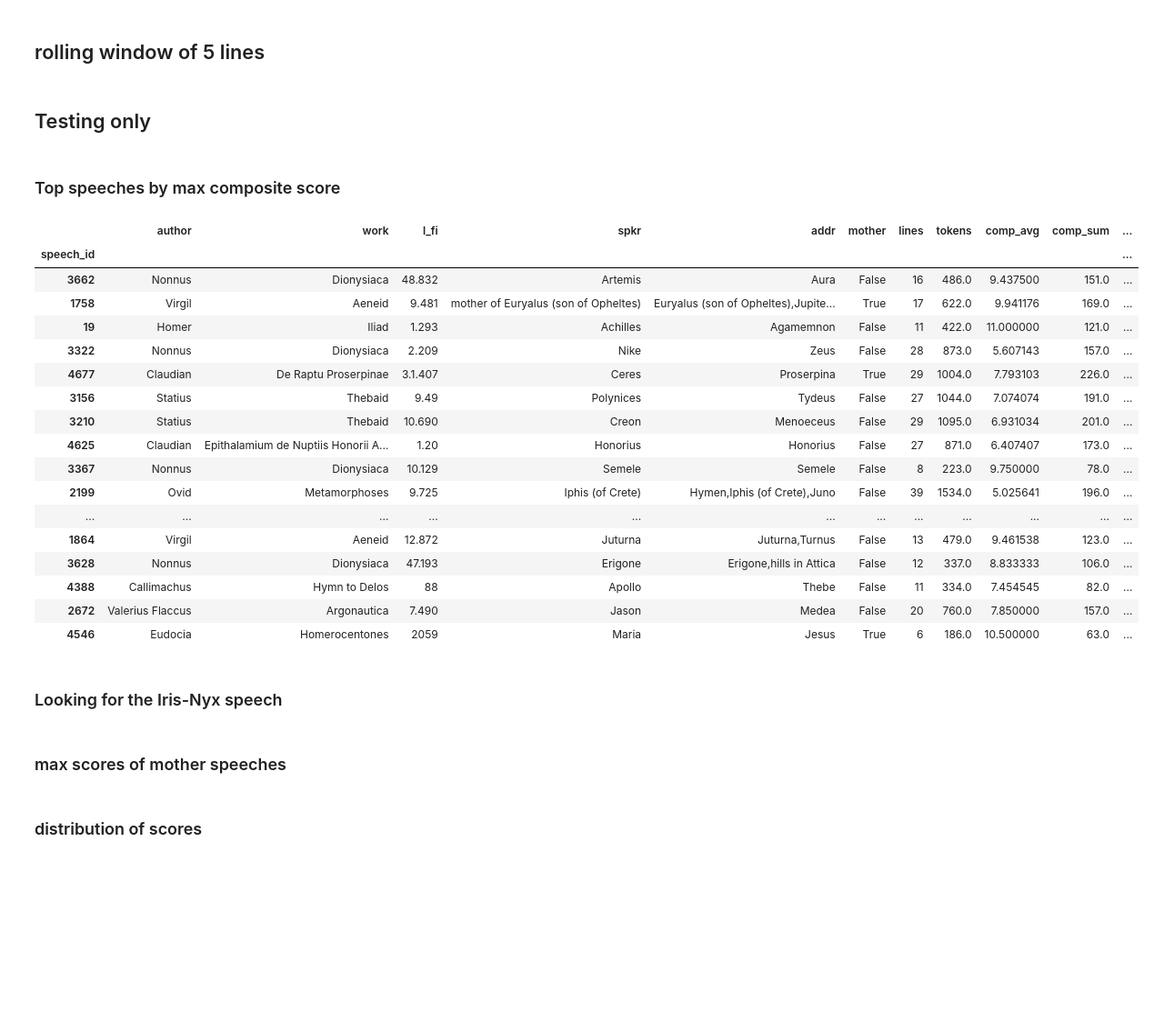
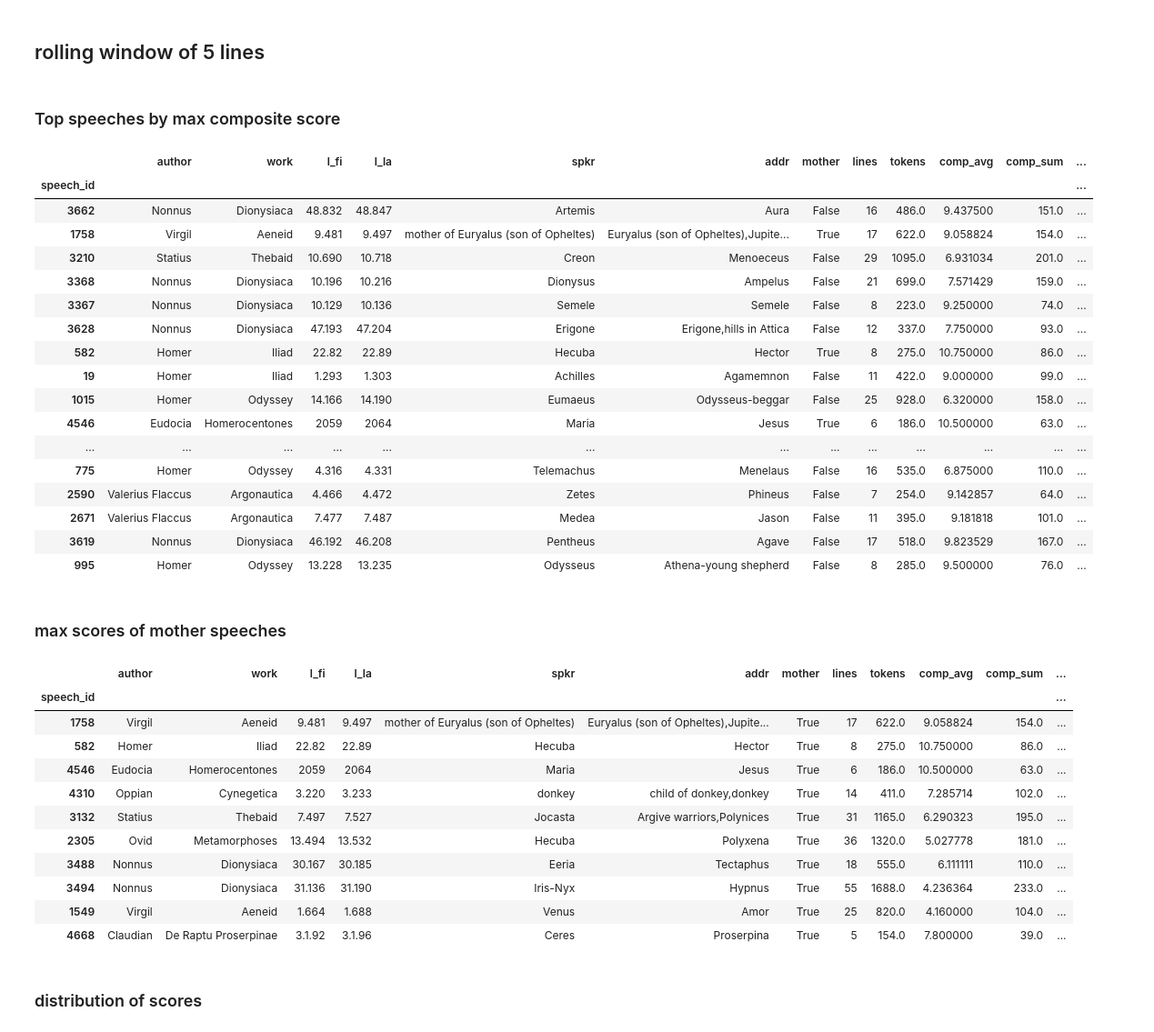
Before and after one commit to cwf2/dices-mta, a Jupyter notebook: Mother speech.ipynb, the cells around one changed output. Shown at 91% size. Cells and saved outputs as stored; diff of their text form; code cells hidden in the pictures; blank space fills up the shorter version.

Commit message:
mother analysis ready for Amsterdam group(?)

```diff
--- a/Mother speech.ipynb
+++ b/Mother speech.ipynb
@@ -14,5 +33,5 @@ from IPython.display import HTML
 # %%
-tokens_file = os.path.join('data', 'merged.csv')
+tokens_file = os.path.join(local_path, 'merged.csv')
 tokens = pd.read_csv(tokens_file, dtype=str)
 display(tokens)
 # %% [output]
@@ -32,7 +51,7 @@ display(tokens)
 # %% [markdown]
 ### List of mother-child pairs
 # %%
-mothers_file = os.path.join('data', 'mother-child.csv')
+mothers_file = os.path.join(local_path, 'mother-child.csv')
 mothers = pd.read_csv(mothers_file, sep='\t')
 display(mothers)
 # %% [output]
@@ -129,6 +148,9 @@ tokens['interrog'] = tokens['lemma_spacy'].isin(lem_dict['interrog'])
 # combine first and second person singular personal pronouns and possessives
 tokens['pers'] = (tokens['pers_1s'] | tokens['pers_2s'])
 
+# imperatives
+tokens['imper'] = (tokens['mood_cltk'] == 'imperative') | (tokens['mood_spacy'] == 'Imp')
+
 # create a single 'marked verb' category
 #   blending imperatives, gerunds, and future tense
 tokens['marked_verb'] = (
@@ -202,6 +260,7 @@ for label, group in tokens.groupby('speech_id'):
         addr = ('addr', 'first'),
         mother = ('mother', 'first'),
         tokens = ('token_spacy', 'count'),
+        imper = ('imper', 'sum'),
         marked_verb = ('marked_verb', 'sum'),
         family = ('family', 'sum'),
         pers = ('pers', 'sum'),
@@ -220,6 +279,7 @@ for label, group in tokens.groupby('speech_id'):
             lines = df['tokens'].rolling(window=5, min_periods=1, center=True).count(),
             tokens = df['tokens'].rolling(window=5, min_periods=1, center=True).sum(),
             family = df['family'].rolling(window=5, min_periods=1, center=True).sum(),
+            imper = df['imper'].rolling(window=5, min_periods=1, center=True).sum(),
             marked_verb = df['marked_verb'].rolling(window=5, min_periods=1, center=True).sum(),
             pers = df['pers'].rolling(window=5, min_periods=1, center=True).sum(),
             interrog = df['interrog'].rolling(window=5, min_periods=1, center=True).sum(),
@@ -227,11 +287,10 @@ for label, group in tokens.groupby('speech_id'):
     )
 results = pd.concat(results)
 results['marked_verb_norm'] = results['marked_verb'].div(results['tokens'])
+results['imper_norm'] = results['imper'].div(results['tokens'])
 results['family_norm'] = results['family'].div(results['tokens'])
 results['pers_norm'] = results['pers'].div(results['tokens'])
 results['interrog_norm'] = results['interrog'].div(results['tokens'])
 
-results['comp'] = results['marked_verb'] + results['family'] + results['pers'] + results['interrog']
+results['comp'] = results['imper'] + results['family'] + results['pers'] + results['interrog']
 results['comp_norm'] = results['comp'].div(results['tokens'])
-# %% [markdown]
-## Testing only
@@ -244,38 +299,38 @@ results.sort_values('comp', ascending=False).query('speech_id=="3662"')
 # %%
 x = results.groupby('speech_id').agg(
     author = ('author', 'first'),
     work = ('work', 'first'),
     l_fi = ('l_fi', 'first'),
+    l_la = ('l_la', 'first'),
     spkr = ('spkr', 'first'),
     addr = ('addr', 'first'),
     mother = ('mother', 'first'),
     lines = ('tokens', 'count'),
     tokens = ('tokens', 'sum'),
     comp_avg = ('comp', 'mean'),
     comp_sum = ('comp', 'sum'),
     comp_max = ('comp', 'max'),
 )
+x['loc'] = x['l_fi'] + '-' + x['l_la']
 x['comp_norm'] = x['comp_sum'] / x['tokens']
 x = x.sort_values('comp_max', ascending=False)
-display(x[:20])
+x.query('comp_max>12')
 # %% [output]
-|  | author | work | l_fi | spkr | addr | mother | lines | tokens | comp_avg | comp_sum | ... |
-| speech_id |  |  |  |  |  |  |  |  |  |  | ... |
-| 3662 | Nonnus | Dionysiaca | 48.832 | Artemis | Aura | False | 16 | 486.0 | 9.437500 | 151.0 | ... |
-| 1758 | Virgil | Aeneid | 9.481 | mother of Euryalus (son of Opheltes) | Euryalus (son of Opheltes),Jupite... | True | 17 | 622.0 | 9.941176 | 169.0 | ... |
-| 19 | Homer | Iliad | 1.293 | Achilles | Agamemnon | False | 11 | 422.0 | 11.000000 | 121.0 | ... |
-| 3322 | Nonnus | Dionysiaca | 2.209 | Nike | Zeus | False | 28 | 873.0 | 5.607143 | 157.0 | ... |
-| 4677 | Claudian | De Raptu Proserpinae | 3.1.407 | Ceres | Proserpina | True | 29 | 1004.0 | 7.793103 | 226.0 | ... |
-| 3156 | Statius | Thebaid | 9.49 | Polynices | Tydeus | False | 27 | 1044.0 | 7.074074 | 191.0 | ... |
-| 3210 | Statius | Thebaid | 10.690 | Creon | Menoeceus | False | 29 | 1095.0 | 6.931034 | 201.0 | ... |
-| 4625 | Claudian | Epithalamium de Nuptiis Honorii A... | 1.20 | Honorius | Honorius | False | 27 | 871.0 | 6.407407 | 173.0 | ... |
-| 3367 | Nonnus | Dionysiaca | 10.129 | Semele | Semele | False | 8 | 223.0 | 9.750000 | 78.0 | ... |
-| 2199 | Ovid | Metamorphoses | 9.725 | Iphis (of Crete) | Hymen,Iphis (of Crete),Juno | False | 39 | 1534.0 | 5.025641 | 196.0 | ... |
-| ... | ... | ... | ... | ... | ... | ... | ... | ... | ... | ... | ... |
-| 1864 | Virgil | Aeneid | 12.872 | Juturna | Juturna,Turnus | False | 13 | 479.0 | 9.461538 | 123.0 | ... |
-| 3628 | Nonnus | Dionysiaca | 47.193 | Erigone | Erigone,hills in Attica | False | 12 | 337.0 | 8.833333 | 106.0 | ... |
-| 4388 | Callimachus | Hymn to Delos | 88 | Apollo | Thebe | False | 11 | 334.0 | 7.454545 | 82.0 | ... |
-| 2672 | Valerius Flaccus | Argonautica | 7.490 | Jason | Medea | False | 20 | 760.0 | 7.850000 | 157.0 | ... |
-| 4546 | Eudocia | Homerocentones | 2059 | Maria | Jesus | True | 6 | 186.0 | 10.500000 | 63.0 | ... |
+|  | author | work | l_fi | l_la | spkr | addr | mother | lines | tokens | comp_avg | comp_sum | ... |
+| speech_id |  |  |  |  |  |  |  |  |  |  |  | ... |
+| 3662 | Nonnus | Dionysiaca | 48.832 | 48.847 | Artemis | Aura | False | 16 | 486.0 | 9.437500 | 151.0 | ... |
+| 1758 | Virgil | Aeneid | 9.481 | 9.497 | mother of Euryalus (son of Opheltes) | Euryalus (son of Opheltes),Jupite... | True | 17 | 622.0 | 9.058824 | 154.0 | ... |
+| 3210 | Statius | Thebaid | 10.690 | 10.718 | Creon | Menoeceus | False | 29 | 1095.0 | 6.931034 | 201.0 | ... |
+| 3368 | Nonnus | Dionysiaca | 10.196 | 10.216 | Dionysus | Ampelus | False | 21 | 699.0 | 7.571429 | 159.0 | ... |
+| 3367 | Nonnus | Dionysiaca | 10.129 | 10.136 | Semele | Semele | False | 8 | 223.0 | 9.250000 | 74.0 | ... |
+| 3628 | Nonnus | Dionysiaca | 47.193 | 47.204 | Erigone | Erigone,hills in Attica | False | 12 | 337.0 | 7.750000 | 93.0 | ... |
+| 582 | Homer | Iliad | 22.82 | 22.89 | Hecuba | Hector | True | 8 | 275.0 | 10.750000 | 86.0 | ... |
+| 19 | Homer | Iliad | 1.293 | 1.303 | Achilles | Agamemnon | False | 11 | 422.0 | 9.000000 | 99.0 | ... |
+| 1015 | Homer | Odyssey | 14.166 | 14.190 | Eumaeus | Odysseus-beggar | False | 25 | 928.0 | 6.320000 | 158.0 | ... |
+| 4546 | Eudocia | Homerocentones | 2059 | 2064 | Maria | Jesus | True | 6 | 186.0 | 10.500000 | 63.0 | ... |
+| ... | ... | ... | ... | ... | ... | ... | ... | ... | ... | ... | ... | ... |
+| 775 | Homer | Odyssey | 4.316 | 4.331 | Telemachus | Menelaus | False | 16 | 535.0 | 6.875000 | 110.0 | ... |
+| 2590 | Valerius Flaccus | Argonautica | 4.466 | 4.472 | Zetes | Phineus | False | 7 | 254.0 | 9.142857 | 64.0 | ... |
+| 2671 | Valerius Flaccus | Argonautica | 7.477 | 7.487 | Medea | Jason | False | 11 | 395.0 | 9.181818 | 101.0 | ... |
+| 3619 | Nonnus | Dionysiaca | 46.192 | 46.208 | Pentheus | Agave | False | 17 | 518.0 | 9.823529 | 167.0 | ... |
+| 995 | Homer | Odyssey | 13.228 | 13.235 | Odysseus | Athena-young shepherd | False | 8 | 285.0 | 9.500000 | 76.0 | ... |
-# %% [markdown]
-### Looking for the Iris-Nyx speech
@@ -284,7 +337,20 @@ x.loc[x['comp_max']==11].sort_values('lines', ascending=False)
 # %% [markdown]
 ### max scores of mother speeches
 # %%
-x.loc[x['mother'] & (x['lines'] > 4)][:25]
+x.loc[x['mother']].query('comp_max>=11')
+# %% [output]
+|  | author | work | l_fi | l_la | spkr | addr | mother | lines | tokens | comp_avg | comp_sum | ... |
+| speech_id |  |  |  |  |  |  |  |  |  |  |  | ... |
+| 1758 | Virgil | Aeneid | 9.481 | 9.497 | mother of Euryalus (son of Opheltes) | Euryalus (son of Opheltes),Jupite... | True | 17 | 622.0 | 9.058824 | 154.0 | ... |
+| 582 | Homer | Iliad | 22.82 | 22.89 | Hecuba | Hector | True | 8 | 275.0 | 10.750000 | 86.0 | ... |
+| 4546 | Eudocia | Homerocentones | 2059 | 2064 | Maria | Jesus | True | 6 | 186.0 | 10.500000 | 63.0 | ... |
+| 4310 | Oppian | Cynegetica | 3.220 | 3.233 | donkey | child of donkey,donkey | True | 14 | 411.0 | 7.285714 | 102.0 | ... |
+| 3132 | Statius | Thebaid | 7.497 | 7.527 | Jocasta | Argive warriors,Polynices | True | 31 | 1165.0 | 6.290323 | 195.0 | ... |
+| 2305 | Ovid | Metamorphoses | 13.494 | 13.532 | Hecuba | Polyxena | True | 36 | 1320.0 | 5.027778 | 181.0 | ... |
+| 3488 | Nonnus | Dionysiaca | 30.167 | 30.185 | Eeria | Tectaphus | True | 18 | 555.0 | 6.111111 | 110.0 | ... |
+| 3494 | Nonnus | Dionysiaca | 31.136 | 31.190 | Iris-Nyx | Hypnus | True | 55 | 1688.0 | 4.236364 | 233.0 | ... |
+| 1549 | Virgil | Aeneid | 1.664 | 1.688 | Venus | Amor | True | 25 | 820.0 | 4.160000 | 104.0 | ... |
+| 4668 | Claudian | De Raptu Proserpinae | 3.1.92 | 3.1.96 | Ceres | Proserpina | True | 5 | 154.0 | 7.800000 | 39.0 | ... |
 # %% [markdown]
 ### distribution of scores
 # %%
```
Also changed, not shown: parts of 35 cells of this notebook.
